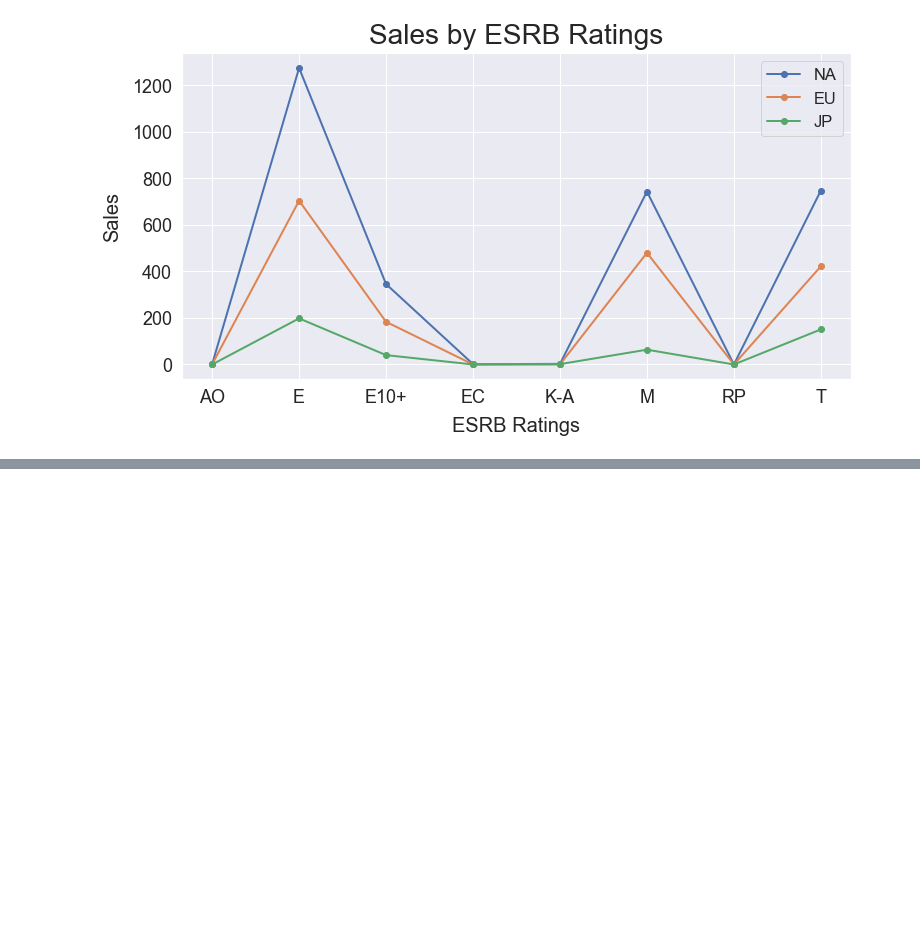
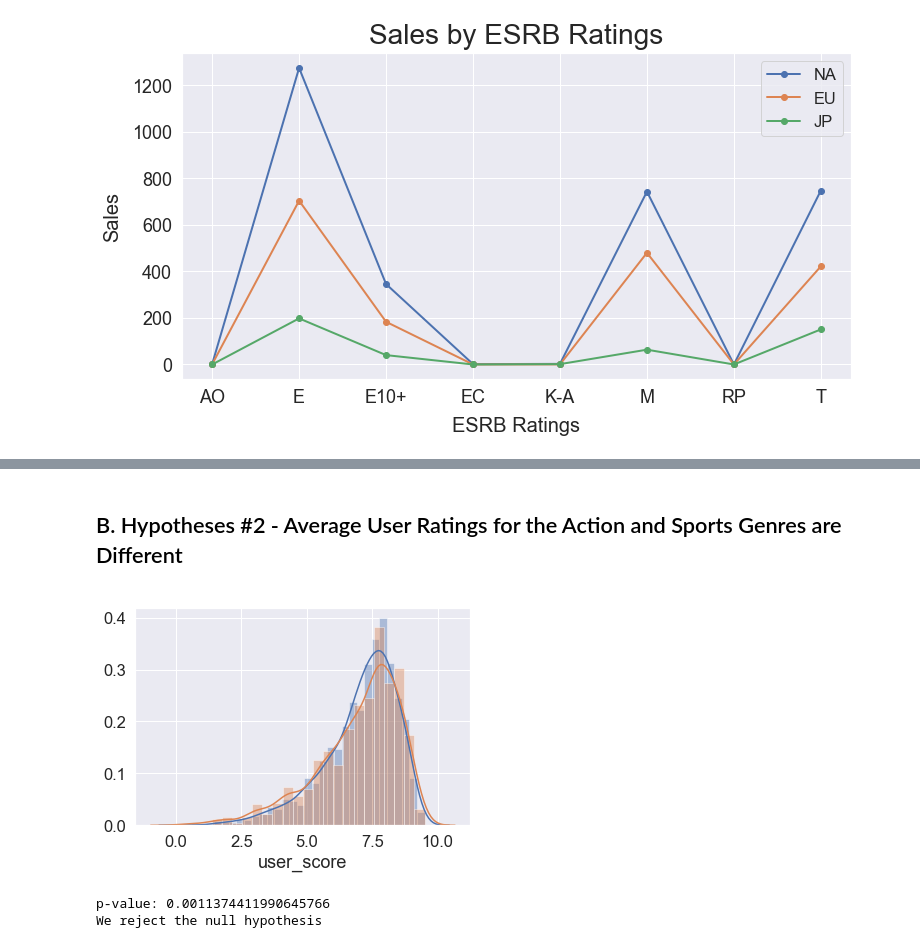
Before and after one commit to bar-benjamin/video-game-sales, a Jupyter notebook: video_game_sales.ipynb, the cells around one changed output, grey strips where cells are left out. Cells and saved outputs as stored; diff of their text form; code cells hidden in the pictures; blank space fills up the shorter version.

```diff
--- a/video_game_sales.ipynb
+++ b/video_game_sales.ipynb
@@ -565,0 +698,27 @@ We can see that for all regions the ESRB ratings that generate the most sales ar
+# %% [markdown]
+## B. Hypotheses \#2 - Average User Ratings for the Action and Sports Genres are Different
+
+<a id="hypotheses2"></a>
+# %%
+action_group = df.loc[df['genre'] == 'Action', 'user_score']
+sns.distplot(action_group)
+
+sports_group = df.loc[df['genre'] == 'Sports', 'user_score']
+sns.distplot(sports_group)
+
+plt.show()
+# %% [output]
+[figure, added]
+# %%
+# test the hypotheses - average user ratings for the Action and Sports genres are different
+results = mannwhitneyu(action_group, sports_group)
+
+print('p-value:', results.pvalue)
+
+if (results.pvalue < alpha):
+    print("We reject the null hypothesis")
+else:
+    print("We can't reject the null hypothesis")
+# %% [output]
+p-value: 0.0011374411990645766
+We reject the null hypothesis
```
Also changed, not shown: parts of 26 cells of this notebook.
